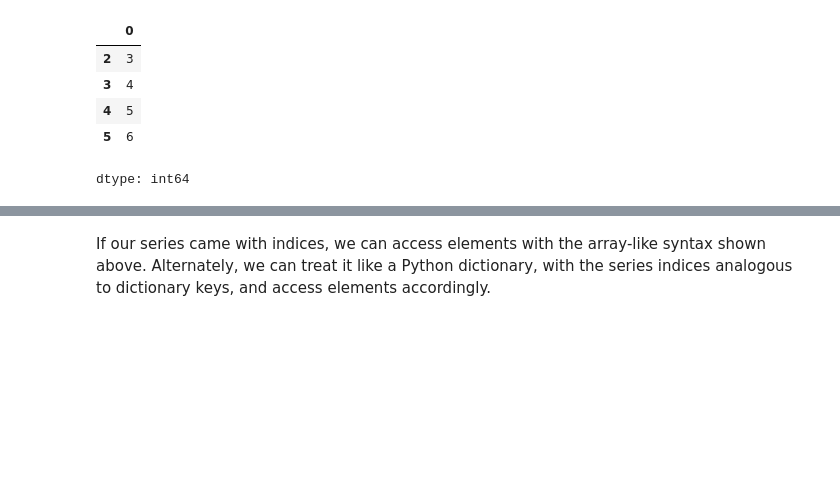
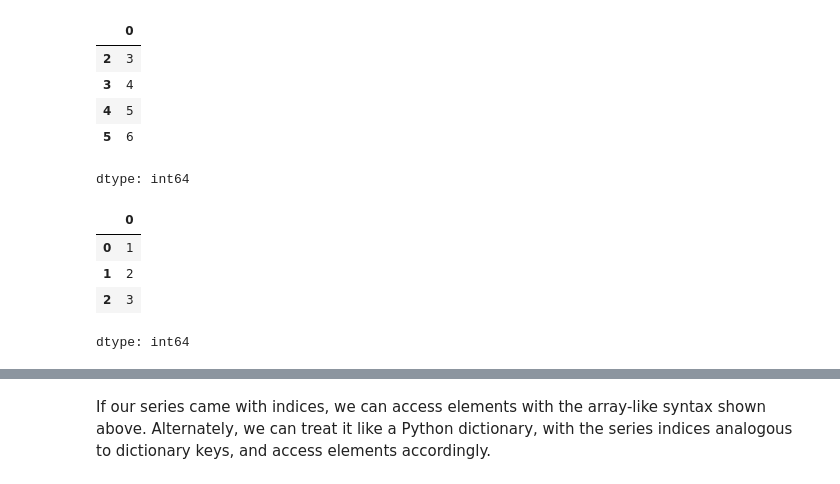
Before and after one commit to csaatechnicalarts/ML_Bootcamp, a Jupyter notebook: Pandas_02_SeriesIntro.ipynb, the cells around one changed output, grey strips where cells are left out. Drawn from its saved outputs; the diff is of its cells as text; code cells hidden in the pictures; blank space fills up the shorter version.

```diff
--- a/Pandas_02_SeriesIntro.ipynb
+++ b/Pandas_02_SeriesIntro.ipynb
@@ -187,3 +187,11 @@ s[2:6]
 | 4 | 5 |
 | 5 | 6 |
 dtype: int64
+# %%
+s[:3]
+# %% [output]
+|  | 0 |
+| 0 | 1 |
+| 1 | 2 |
+| 2 | 3 |
+dtype: int64
```
Also changed, not shown: parts of 3 cells of this notebook.
